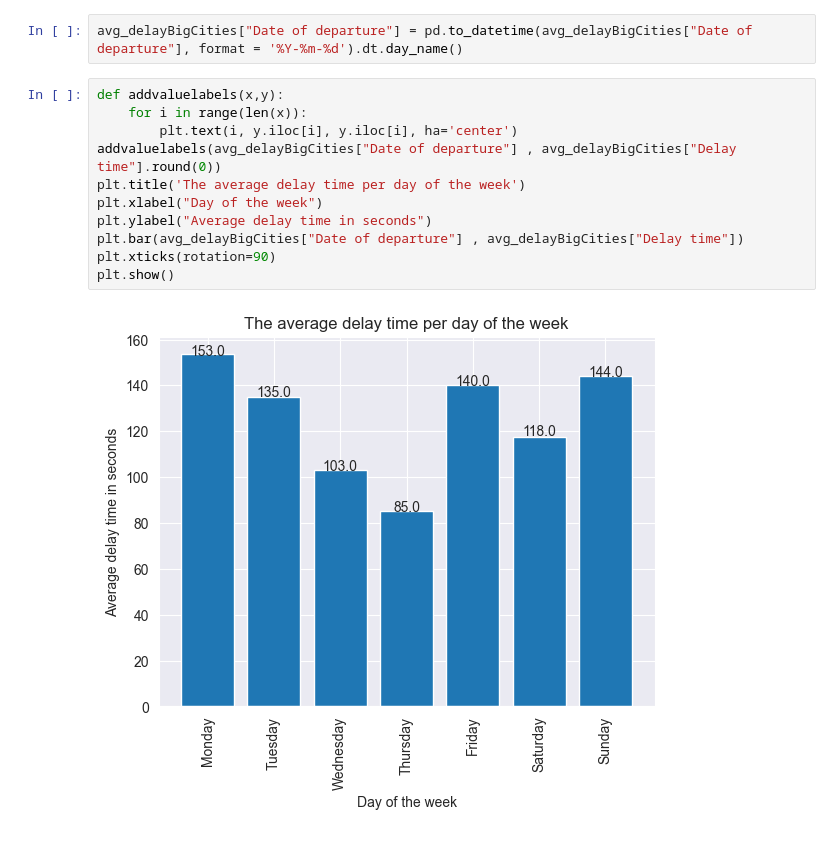
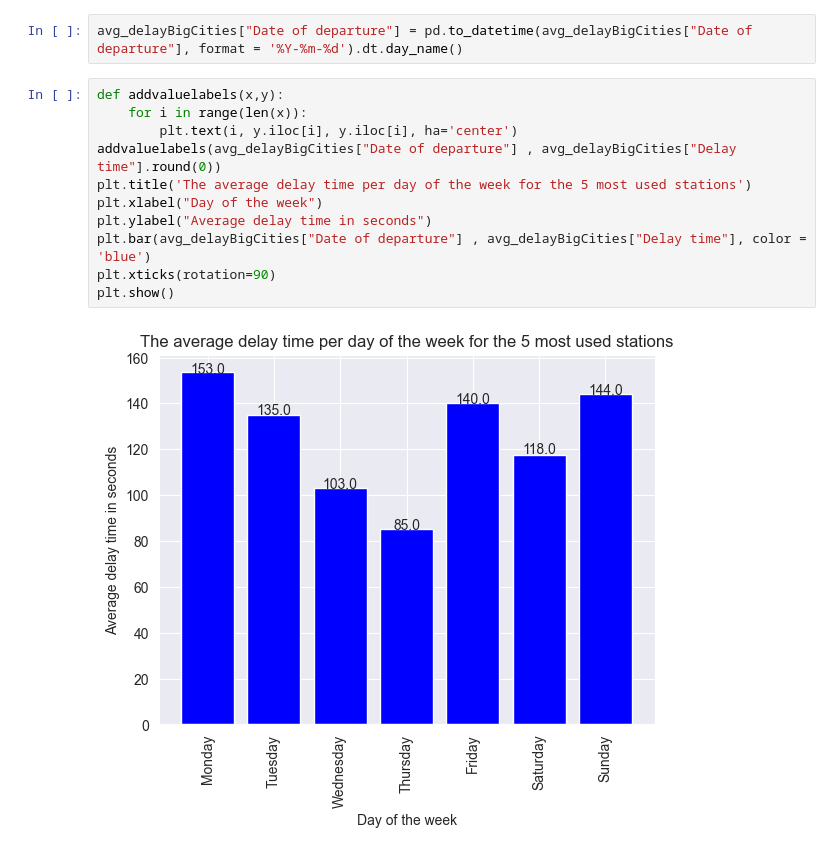
Before and after one commit to Seoyangsam/ACRM, a Jupyter notebook: src/Q6.ipynb, the cells around one changed output. Saved outputs shown, nothing was run; the diff lists cells and outputs as text.

Commit message:
Link btwn size of city & avg delay time

```diff
--- a/src/Q6.ipynb
+++ b/src/Q6.ipynb
@@ -82,13 +82,13 @@ avg_delayBigCities["Date of departure"] = pd.to_datetime(avg_delayBigCities["Dat
 # %%
 def addvaluelabels(x,y):
     for i in range(len(x)):
         plt.text(i, y.iloc[i], y.iloc[i], ha='center')
 addvaluelabels(avg_delayBigCities["Date of departure"] , avg_delayBigCities["Delay time"].round(0))
-plt.title('The average delay time per day of the week')
+plt.title('The average delay time per day of the week for the 5 most used stations')
 plt.xlabel("Day of the week")
 plt.ylabel("Average delay time in seconds")
-plt.bar(avg_delayBigCities["Date of departure"] , avg_delayBigCities["Delay time"])
+plt.bar(avg_delayBigCities["Date of departure"] , avg_delayBigCities["Delay time"], color = 'blue')
 plt.xticks(rotation=90)
 plt.show()
 # %% [output]
-[figure, old version]
+[figure, new version]
```
